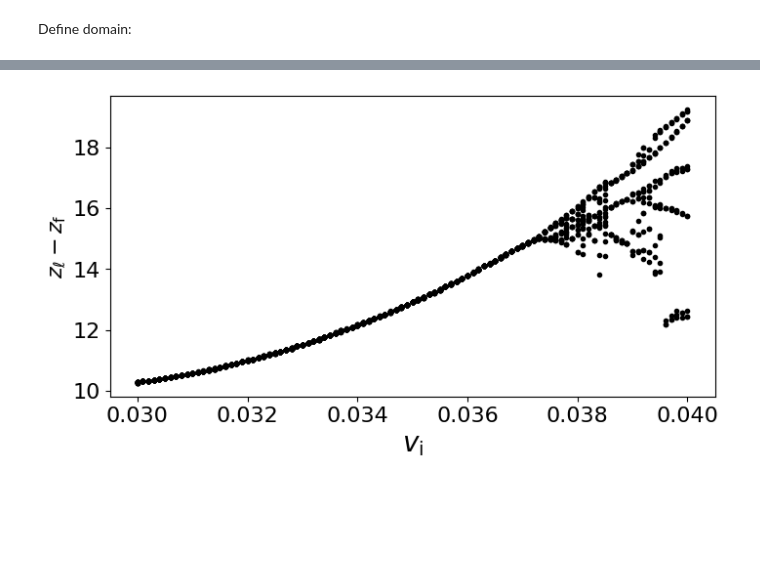
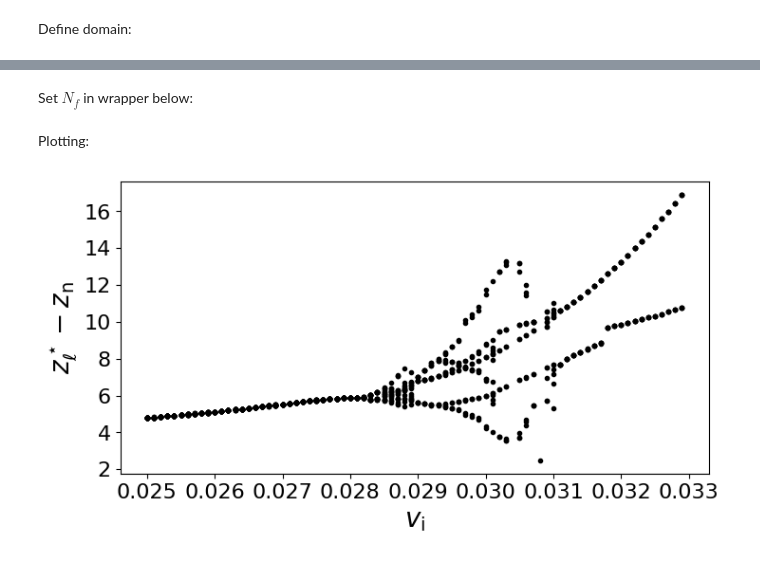
Before and after one commit to agstub-umd/compaction-frost, a Jupyter notebook: notebooks/bifurcations.ipynb, the cells around one changed output, grey strips where cells are left out. Cells and saved outputs as stored; diff of their text form; code cells hidden in the pictures; blank space fills up the shorter version.

```diff
--- a/notebooks/bifurcations.ipynb
+++ b/notebooks/bifurcations.ipynb
@@ -23,7 +25,7 @@ import os
 # %% [markdown]
 Define domain:
 # %%
-mycluster = ipp.Cluster(n = 8)
+mycluster = ipp.Cluster(n = 10)
 rc = mycluster.start_and_connect_sync()
 view = rc.load_balanced_view()
 dview = rc[:]
@@ -41,5 +57,17 @@ Starting 8 engines with <class 'ipyparallel.cluster.launcher.LocalEngineSetLaunc
 # %%
-v_i = np.arange(0.03,0.045,0.001)
-timesteps = np.linspace(0,4e3,4000)
+# v_i = np.arange(0.067,0.075,0.0001)   # for N_f = 1.6
+# timesteps = np.linspace(0,2e3,8000) # for N_f = 1.6
+
+# v_i = np.arange(0.048,0.056,0.0001)   # for N_f = 1.8
+# timesteps = np.linspace(0,4e3,8000)   # for N_f = 1.8
+
+# v_i = np.arange(0.035,0.043,0.0001) # for N_f = 2
+# timesteps = np.linspace(0,6e3,8000) # for N_f = 2
+
+
+v_i = np.arange(0.025,0.033,0.0001) # for N_f = 2.2
+timesteps = np.linspace(0,8e3,8000) # for N_f = 2.2
+
+
 mydict = dict(v_i = v_i,timesteps=timesteps)
 dview.push(mydict);
@@ -46,11 +78,13 @@ dview.push(mydict);
+# %% [markdown]
+Set $N_f$ in wrapper below:
 # %%
 def wrapper(i):
-    N_f = 2  # effective stress at base of fringe
+    N_f = 2.2  # effective stress at base of fringe
     z_l = 5
     z_b = 0
     domain = create_interval(MPI.COMM_WORLD,nz,[z_b,z_l])
     initial = initialize(domain,N_f)
-    N,z,new_lens,converged = time_stepping(domain,initial,N_f,v_i[i],timesteps,eps=1e-10)
+    N,z,new_lens,heave,converged = time_stepping(domain,initial,N_f,v_i[i],timesteps,eps=1e-10)
     h = np.max(z,axis=1)
     return([h,new_lens])
 # %%
@@ -66,20 +107,20 @@ results = [ar.get() for ar in async_results]
+# %% [markdown]
+Plotting:
 # %%
-# plot position of active ice lens over time
 
 plt.figure(figsize=(8,4))
 for i in range(v_i.size):
-    h = results[i][0][int(0.1*timesteps.size):None]
-    new_lens = results[i][1][int(0.1*timesteps.size):None]
+    h = results[i][0][int(0.5*timesteps.size):None]
+    new_lens = results[i][1][int(0.5*timesteps.size):None]
     old_lens = np.roll(new_lens,-1)
-    # plt.plot(timesteps[old_lens==1]/timesteps.max(),h[old_lens==1],'o',markersize=5,color='crimson')
-    # plt.plot(timesteps/timesteps.max(),h,'-',color='k')
-    # plt.plot(v_i[i]*np.ones(h[new_lens==1].size),h[new_lens==1],'o',markersize=3,color='crimson')
-    plt.plot(v_i[i]*np.ones(h[old_lens==1].size),h[old_lens==1],'o',markersize=3,color='k')
+    jumps = h[old_lens==1] - h[new_lens==1]
+    plt.plot(v_i[i]*np.ones(h[old_lens==1].size),jumps,'o',markersize=3,color='k')
 plt.xticks(fontsize=16)
 plt.yticks(fontsize=16)
-plt.ylabel(r'$z_\ell$',fontsize=16)
+plt.ylabel(r'$z_\ell^\star - z_\mathrm{n} $',fontsize=20)
 plt.xlabel(r'$v_\mathrm{i}$',fontsize=20)
+# plt.ylim(3,12)
 plt.show()
 plt.close()
 # %% [output]
-[figure, old version]
+[figure, new version]
```
Also changed, not shown: parts of 6 cells of this notebook, 9 other files.
